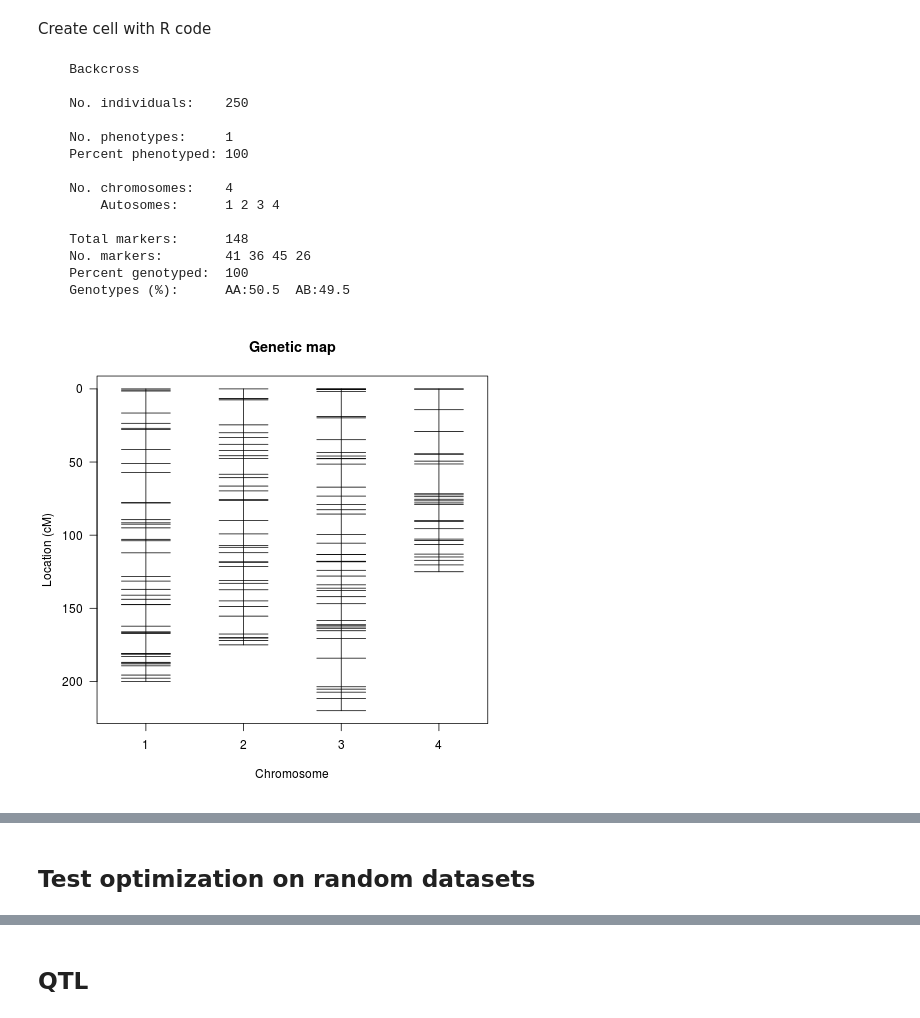
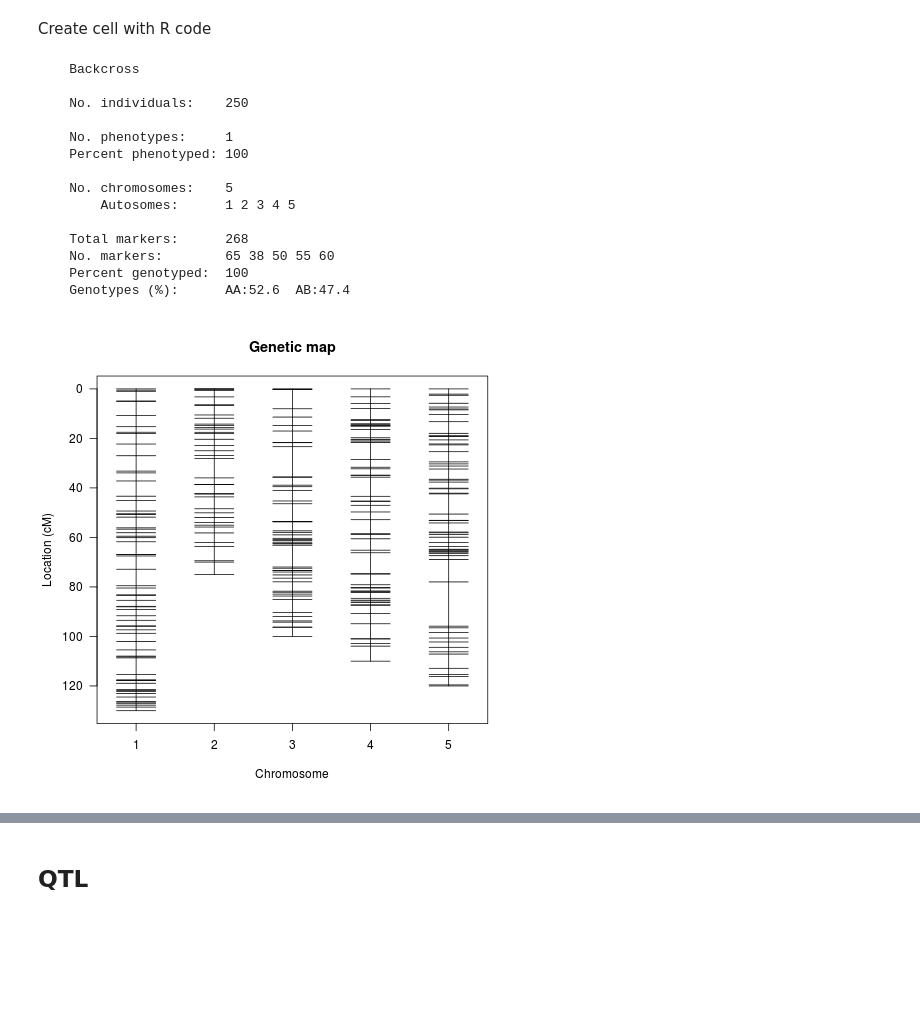
Before and after one commit to aariani/Gepts_Lab_Book, a Jupyter notebook: QTLmap/MLQTLs/mlQTLs_notebook.ipynb, the cells around one changed output, grey strips where cells are left out. Drawn from its saved outputs; the diff is of its cells as text; code cells hidden in the pictures; blank space fills up the shorter version.

Commit message:
Almost finished optimization

```diff
--- a/QTLmap/MLQTLs/mlQTLs_notebook.ipynb
+++ b/QTLmap/MLQTLs/mlQTLs_notebook.ipynb
@@ -21,28 +24,32 @@ Create cell with R code
 # %%
 %%R
 library(qtl)
-L=c(200, 175, 220, 125)
+L=c(130, 75, 100, 110, 120)
 set.seed(42)
-mapD=sim.map(L, L/5+1, eq.spacing=F, include.x=F)
+#markers_chr = ceiling(rnorm(5, 1000, 200))
+set.seed(42)
+mapD=sim.map(L, ceiling(L/2), eq.spacing=F, include.x=F)
 plot(mapD)
-bc_model = rbind(c(2, 20, 1))
+bc_model = rbind(c(2, 20, 0.6))
 BC_cross = sim.cross(mapD, n.ind=250, type='bc', model = bc_model)
-dim(RIL_cross$pheno)
-summary(BC_cross)
-#write.cross(BC_cross, format='csv', filestem='BC_dominant_cross')
+p1 = subset(BC_cross$pheno[,1], BC_cross$qtlgeno[,1]==1)
+p2 = subset(BC_cross$pheno[,1], BC_cross$qtlgeno[,1]==2)
+boxplot(p1, p2)
+print(summary(BC_cross))
+write.cross(BC_cross, format='csv', filestem='BC_dominant_cross')
 # %% [output]
     Backcross
 
     No. individuals:    250
 
     No. phenotypes:     1
     Percent phenotyped: 100
 
-    No. chromosomes:    4
-        Autosomes:      1 2 3 4
+    No. chromosomes:    5
+        Autosomes:      1 2 3 4 5
 
-    Total markers:      148
-    No. markers:        41 36 45 26
+    Total markers:      268
+    No. markers:        65 38 50 55 60
     Percent genotyped:  100
-    Genotypes (%):      AA:50.5  AB:49.5
+    Genotypes (%):      AA:52.6  AB:47.4
-[figure, old version]
+[figure, new version]
@@ -49,2 +56,0 @@ summary(BC_cross)
-# %% [markdown]
-## Test optimization on random datasets
```
Also changed, not shown: parts of 40 cells of this notebook, 2 other files.
